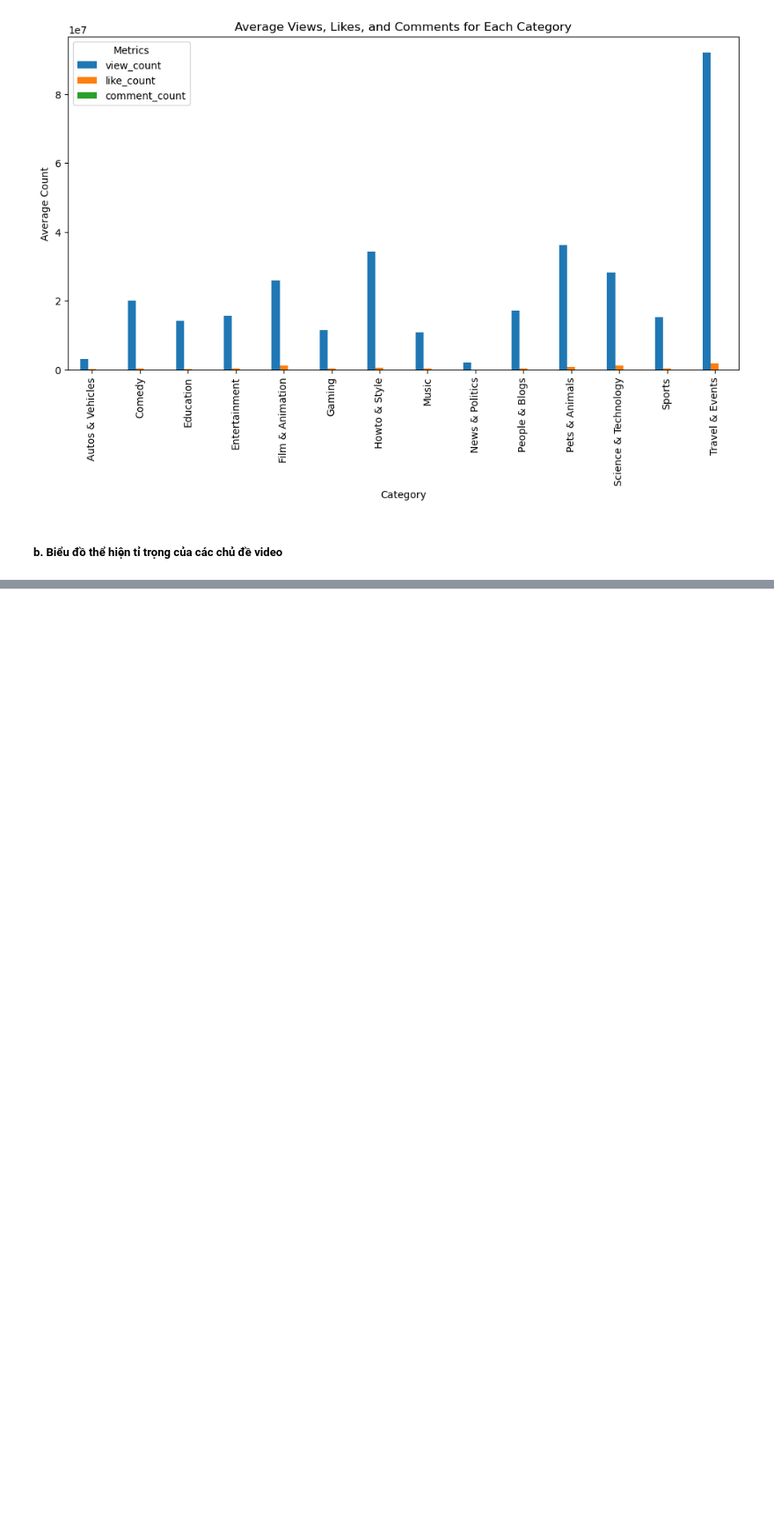
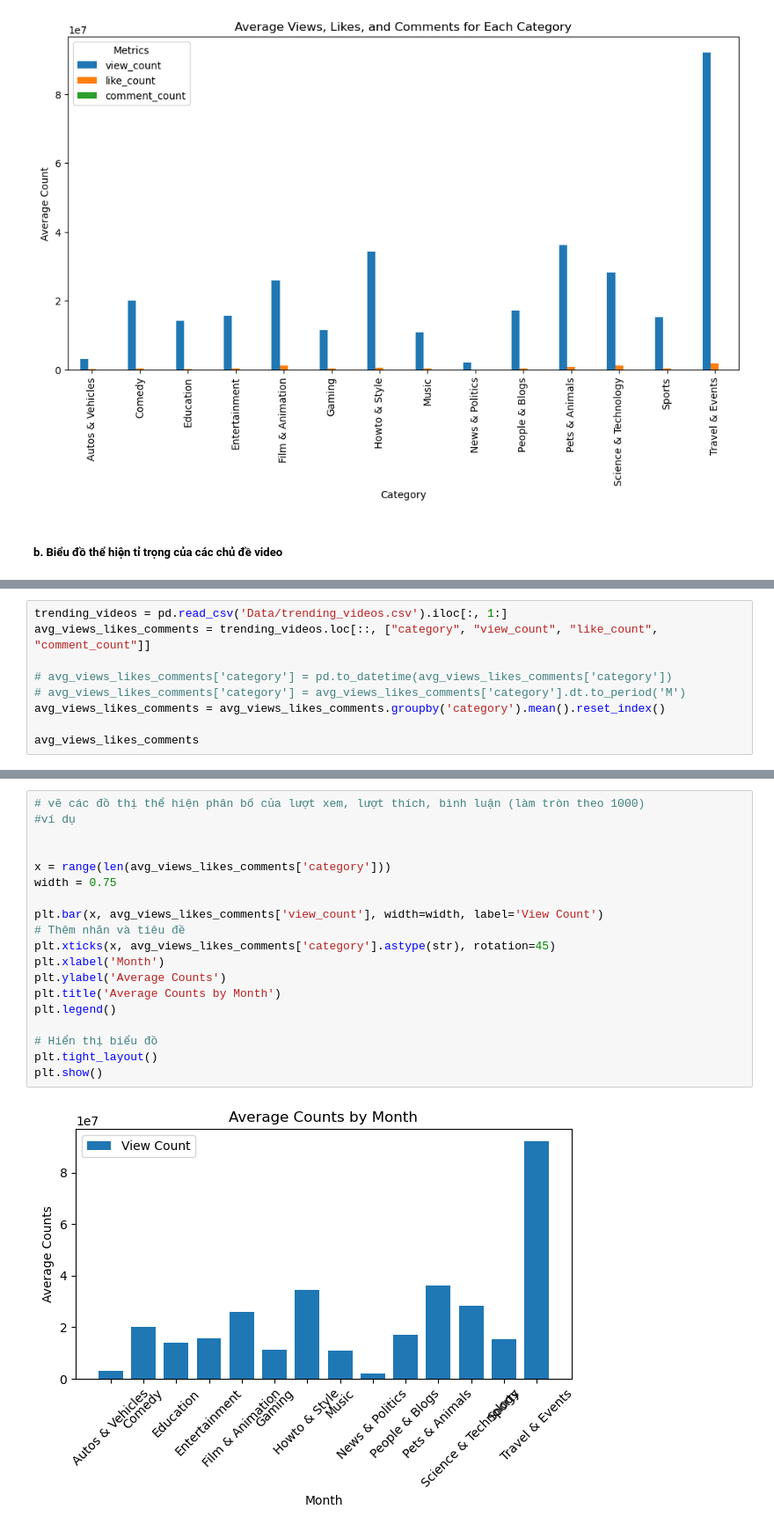
Before and after one commit to sleepifoxx/BTL-Data-Processing, a Jupyter notebook: DataProcessing.ipynb, the cells around one changed output, grey strips where cells are left out. Shown at 88% size. Saved outputs shown, nothing was run; the diff lists cells and outputs as text; blank space fills up the shorter version.

```diff
--- a/DataProcessing.ipynb
+++ b/DataProcessing.ipynb
@@ -335,0 +334,9 @@ plt.show()
+# %%
+trending_videos = pd.read_csv('Data/trending_videos.csv').iloc[:, 1:]
+avg_views_likes_comments = trending_videos.loc[::, ["category", "view_count", "like_count", "comment_count"]]
+
+# avg_views_likes_comments['category'] = pd.to_datetime(avg_views_likes_comments['category'])
+# avg_views_likes_comments['category'] = avg_views_likes_comments['category'].dt.to_period('M')
+avg_views_likes_comments = avg_views_likes_comments.groupby('category').mean().reset_index()
+
+avg_views_likes_comments
@@ -335,0 +359,21 @@ plt.show()
+# %%
+# vẽ các đồ thị thể hiện phân bố của lượt xem, lượt thích, bình luận (làm tròn theo 1000)
+#ví dụ
+
+
+x = range(len(avg_views_likes_comments['category']))
+width = 0.75
+
+plt.bar(x, avg_views_likes_comments['view_count'], width=width, label='View Count')
+# Thêm nhãn và tiêu đề
+plt.xticks(x, avg_views_likes_comments['category'].astype(str), rotation=45)
+plt.xlabel('Month')
+plt.ylabel('Average Counts')
+plt.title('Average Counts by Month')
+plt.legend()
+
+# Hiển thị biểu đồ
+plt.tight_layout()
+plt.show()
+# %% [output]
+[figure, added]
```
Also changed, not shown: parts of 8 cells of this notebook, 1 other file.
